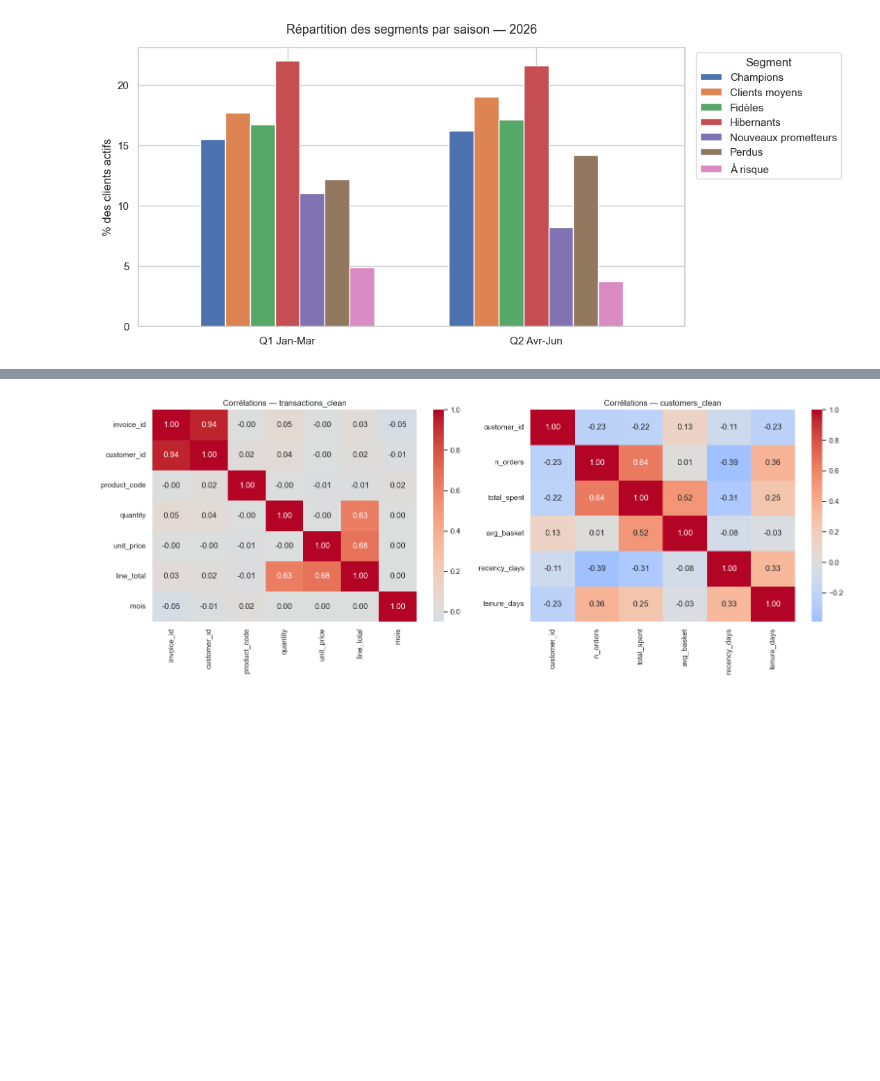
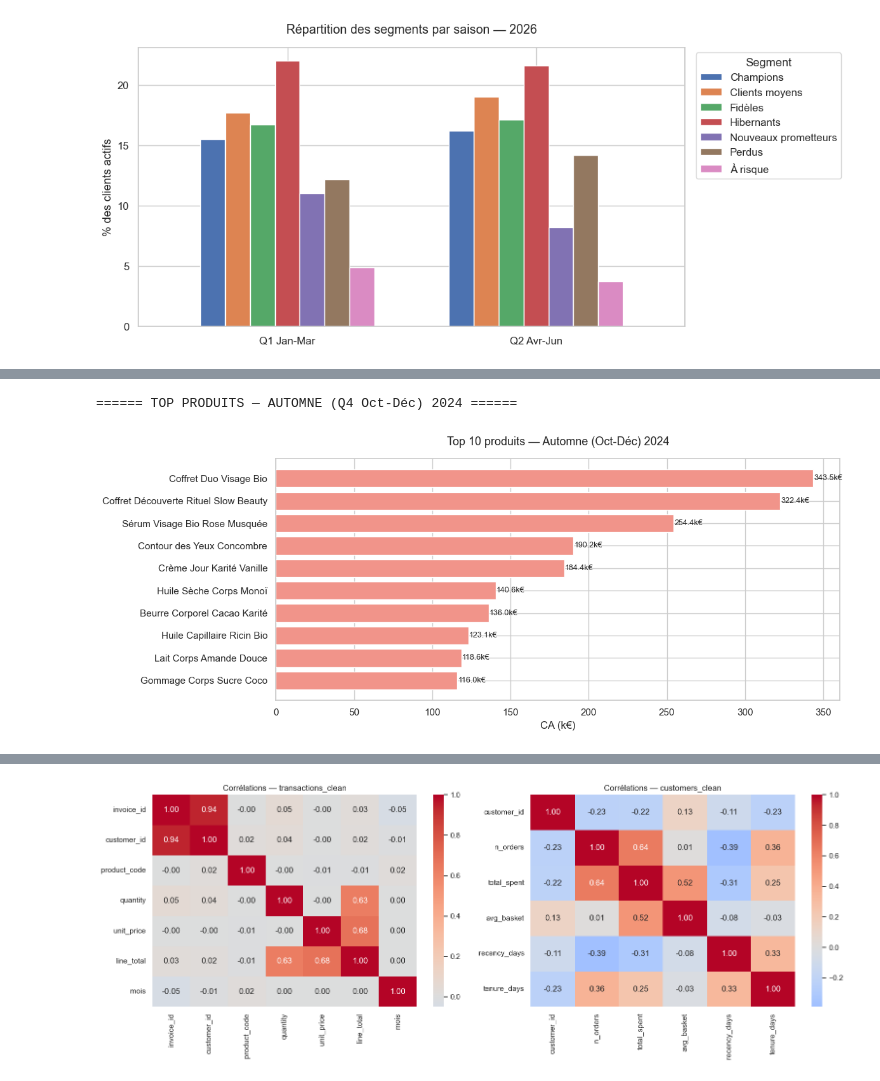
Before and after one commit to Msegura4/lumina_and_co_data_marketing, a Jupyter notebook: notebook_TP2_segmentation_RFM_et_lumina_and_co.ipynb, the cells around one changed output, grey strips where cells are left out. Drawn from its saved outputs; the diff is of its cells as text; code cells hidden in the pictures; blank space fills up the shorter version.

```diff
--- a/notebook_TP2_segmentation_RFM_et_lumina_and_co.ipynb
+++ b/notebook_TP2_segmentation_RFM_et_lumina_and_co.ipynb
@@ -346,0 +447,32 @@ Perdus                      12.2        14.2
+# %%
+print("\n====== TOP PRODUITS — AUTOMNE (Q4 Oct-Déc) 2024 ======")
+
+tx_automne_2024 = tx_2024[tx_2024["saison_label"] == "Q4 Oct-Déc"]
+
+top_automne = (
+    tx_automne_2024.groupby("product_name")["line_total"]
+    .sum()
+    .sort_values(ascending=False)
+    .head(10)
+    .reset_index()
+    .rename(columns={"line_total": "ca"})
+)
+top_automne["pct"] = (top_automne["ca"] / tx_automne_2024["line_total"].sum() * 100).round(1)
+
+fig, ax = plt.subplots(figsize=(12, 5))
+bars = ax.barh(top_automne["product_name"][::-1], top_automne["ca"][::-1] / 1e3,
+               color="#F1948A", edgecolor="white")
+
+for bar in bars:
+    ax.text(bar.get_width() + 0.5, bar.get_y() + bar.get_height() / 2,
+            f"{bar.get_width():.1f}k€", va="center", fontsize=9)
+
+ax.set_title("Top 10 produits — Automne (Oct-Déc) 2024", fontsize=13, pad=15)
+ax.set_xlabel("CA (k€)")
+ax.set_ylabel("")
+
+plt.tight_layout()
+plt.show()
+# %% [output]
+====== TOP PRODUITS — AUTOMNE (Q4 Oct-Déc) 2024 ======
+[figure, added]
```
Also changed, not shown: parts of 8 cells of this notebook.
